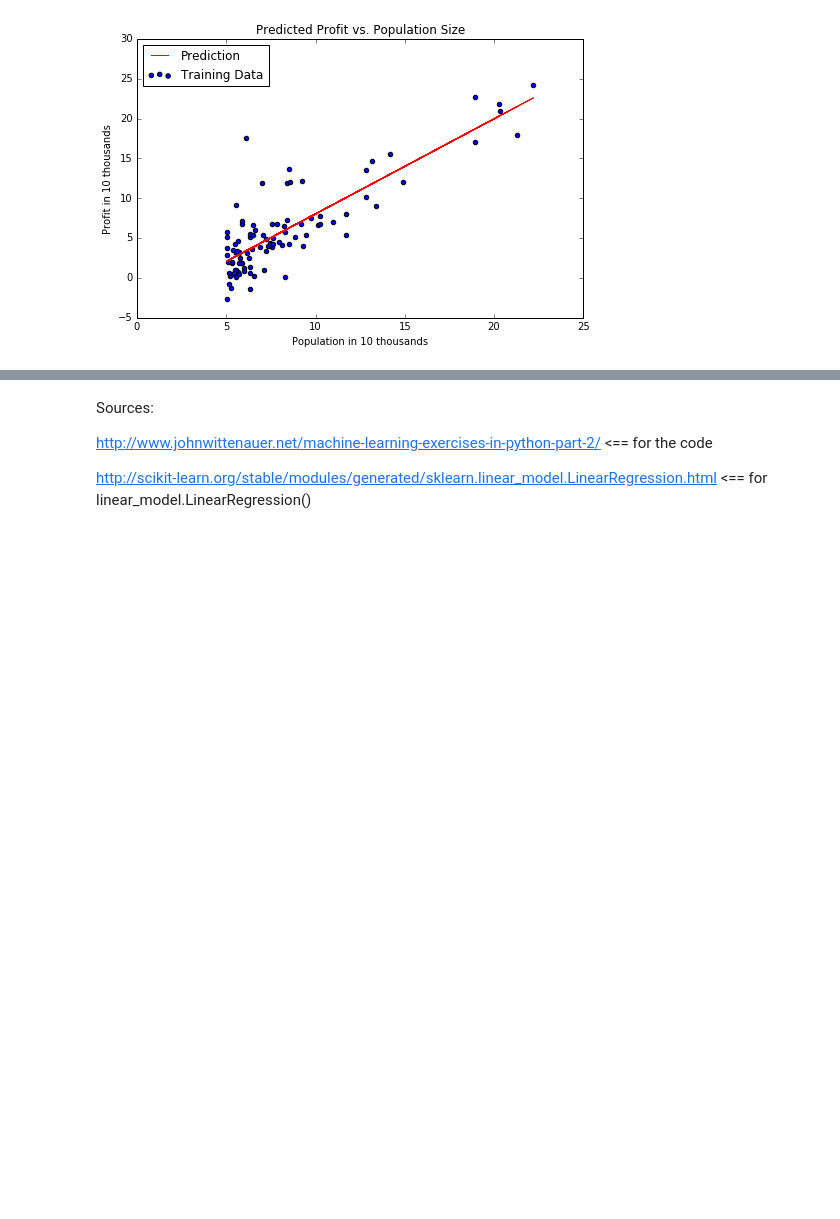
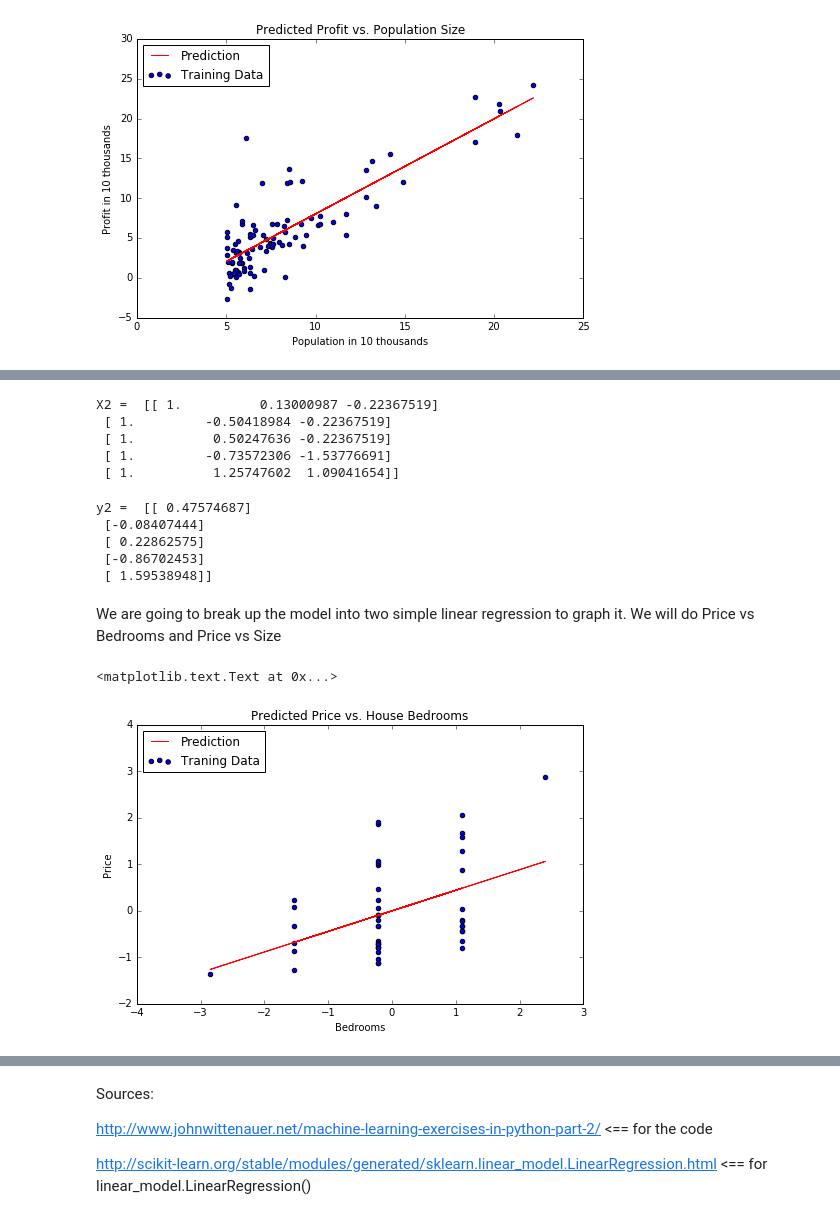
Before and after one commit to LearnedVector/Machine-Learning-with-Andrew-Ng, a Jupyter notebook: LinearRegression_ex1/Linear Regression with Scikit-learn.ipynb, the cells around one changed output, grey strips where cells are left out. Saved outputs shown, nothing was run; the diff lists cells and outputs as text; code cells hidden in the pictures; blank space fills up the shorter version.

```diff
--- a/LinearRegression_ex1/Linear Regression with Scikit-learn.ipynb
+++ b/LinearRegression_ex1/Linear Regression with Scikit-learn.ipynb
@@ -60,0 +99,3 @@ ax.set_title('Predicted Profit vs. Population Size')
+# %%
+data2 = (data2 - data2.mean()) / data2.std()
+data2.head()
@@ -60,0 +111,12 @@ ax.set_title('Predicted Profit vs. Population Size')
+# %%
+# add ones columns
+data2.insert(0, 'Ones', 1)
+
+# set X (training data) and y (target variable)
+cols = data2.shape[1] #return 4
+X2 = data2.iloc[:,0:cols-1] # returns table with
+y2 = data2.iloc[:, cols-1:cols]
+
+#print X and y
+print(X2.head())
+print(y2.head())
@@ -60,0 +136,37 @@ ax.set_title('Predicted Profit vs. Population Size')
+# %%
+X2 = np.matrix(X2.values)
+print("X2 = ",X2[:5])
+# %% [output]
+X2 =  [[ 1.          0.13000987 -0.22367519]
+ [ 1.         -0.50418984 -0.22367519]
+ [ 1.          0.50247636 -0.22367519]
+ [ 1.         -0.73572306 -1.53776691]
+ [ 1.          1.25747602  1.09041654]]
+# %%
+y2 = np.matrix(y2.values)
+print("y2 = ",y2[:5])
+# %% [output]
+y2 =  [[ 0.47574687]
+ [-0.08407444]
+ [ 0.22862575]
+ [-0.86702453]
+ [ 1.59538948]]
+# %% [markdown]
+We are going to break up the model into two simple linear regression to graph it. We will do Price vs Bedrooms and Price vs Size
+# %%
+model2Bedroom = linear_model.LinearRegression()
+model2Bedroom.fit(X2[:,2],y2)
+
+x2Bedroom = np.array(X2[:,2].A1)
+f2Bedroom = model2Bedroom.predict(X2[:,2]).flatten()
+
+fig, ax = plt.subplots(figsize=(8,5))
+ax.plot(x2Bedroom, f2Bedroom, 'r', label='Prediction')
+ax.scatter(data2.Bedrooms, data2.Price, label='Traning Data')
+ax.legend(loc=2)
+ax.set_xlabel('Bedrooms')
+ax.set_ylabel('Price')
+ax.set_title('Predicted Price vs. House Bedrooms')
+# %% [output]
+<matplotlib.text.Text at 0x...>
+[figure, added]
```
Also changed, not shown: parts of 11 cells of this notebook, 1 other file.
